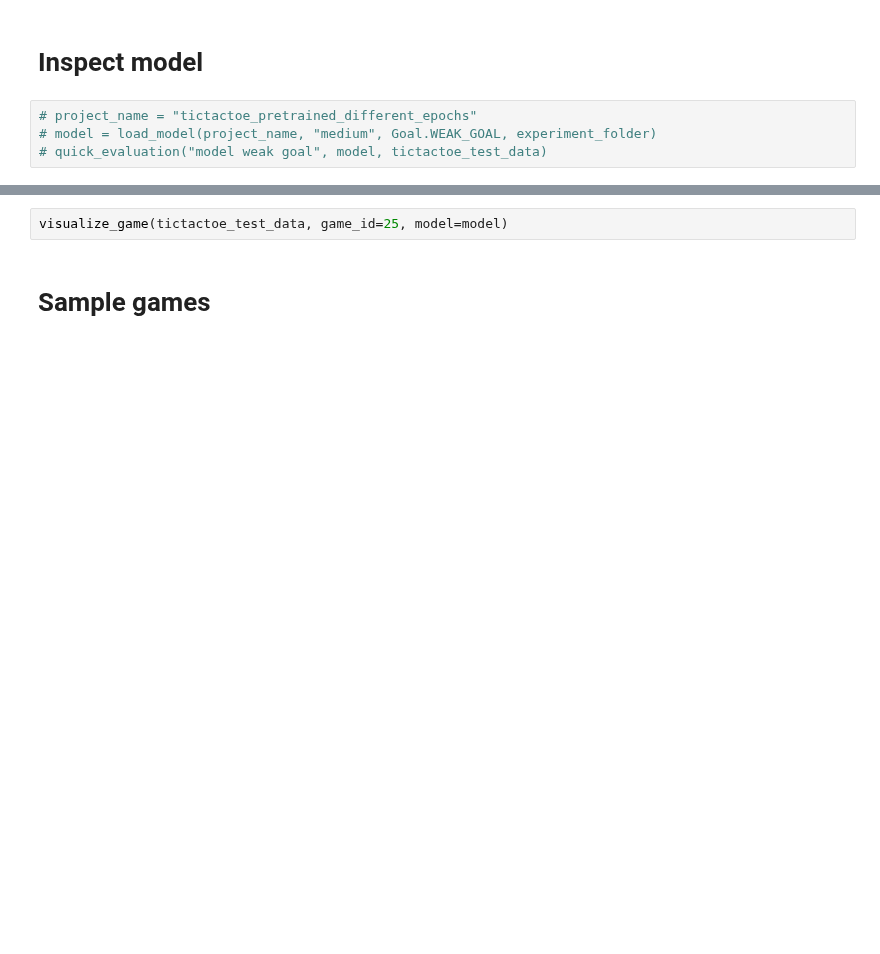
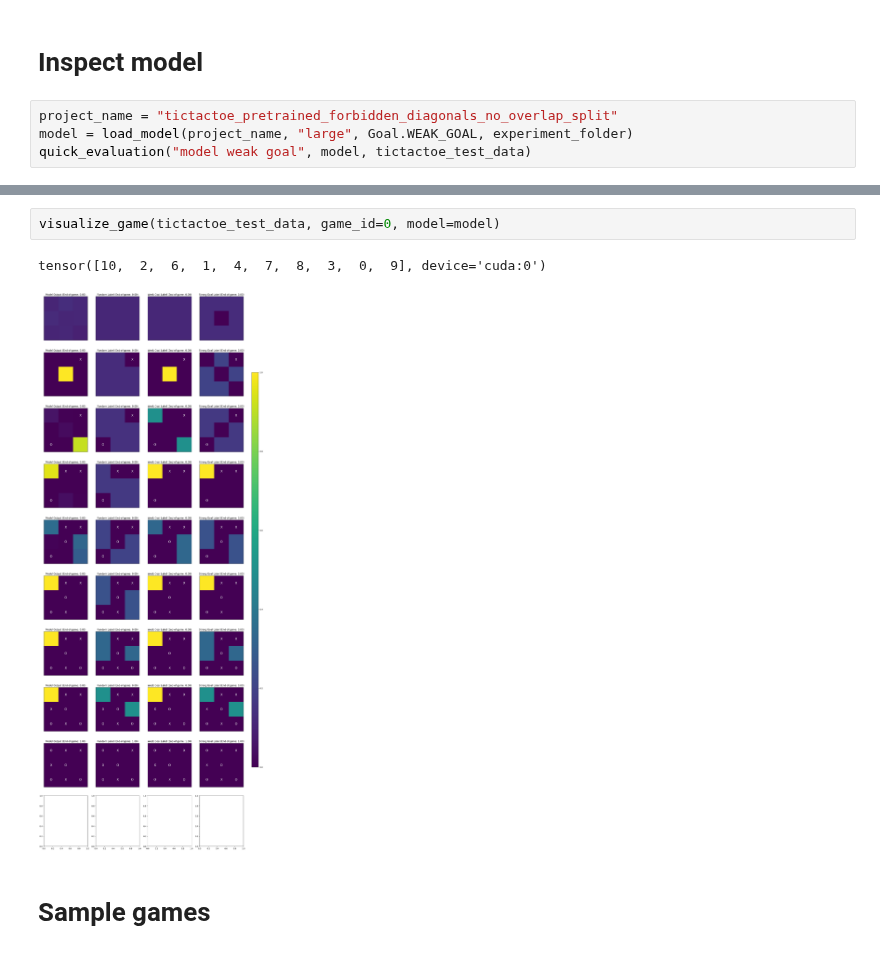
Before and after one commit to BenWilop/WSG_games, a Jupyter notebook: playground_WSG_games.ipynb, the cells around one changed output, grey strips where cells are left out. Saved outputs shown, nothing was run; the diff lists cells and outputs as text; blank space fills up the shorter version.

```diff
--- a/playground_WSG_games.ipynb
+++ b/playground_WSG_games.ipynb
@@ -435,6 +367,6 @@ BrokenPipeError: [Errno 32] Broken pipe
 # %% [markdown]
 # Inspect model
 # %%
-# project_name = "tictactoe_pretrained_different_epochs"
-# model = load_model(project_name, "medium", Goal.WEAK_GOAL, experiment_folder)
-# quick_evaluation("model weak goal", model, tictactoe_test_data)
+project_name = "tictactoe_pretrained_forbidden_diagonals_no_overlap_split"
+model = load_model(project_name, "large", Goal.WEAK_GOAL, experiment_folder)
+quick_evaluation("model weak goal", model, tictactoe_test_data)
@@ -510,5 +566,8 @@ i = 0
 # %%
-visualize_game(tictactoe_test_data, game_id=25, model=model)
+visualize_game(tictactoe_test_data, game_id=0, model=model)
+# %% [output]
+tensor([10,  2,  6,  1,  4,  7,  8,  3,  0,  9], device='cuda:0')
+[figure, added]
 # %% [markdown]
 # Sample games
 # %%
```
Also changed, not shown: parts of 22 cells of this notebook.
